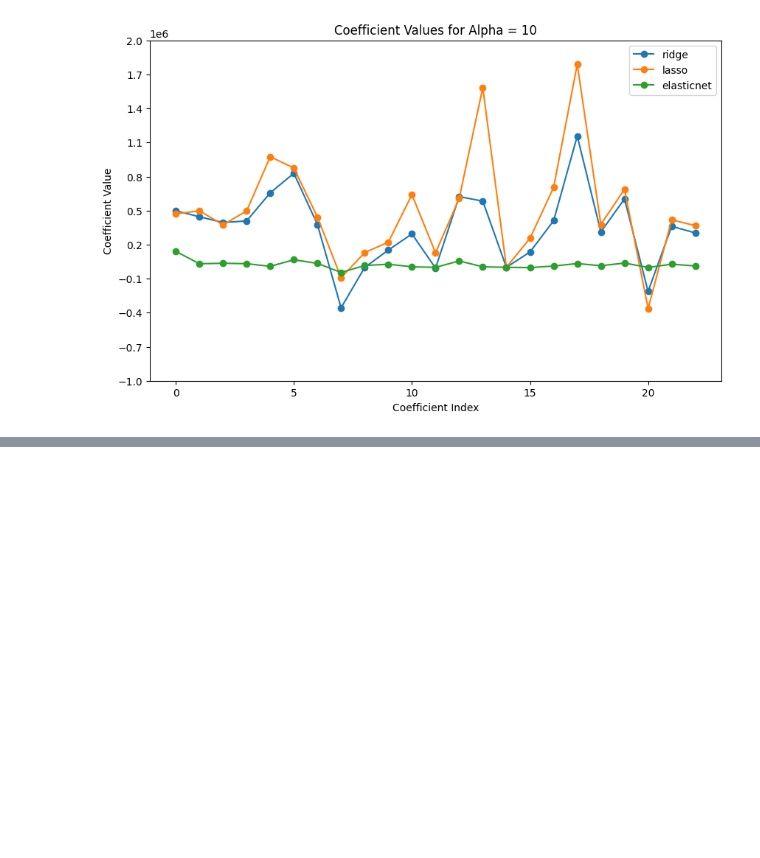
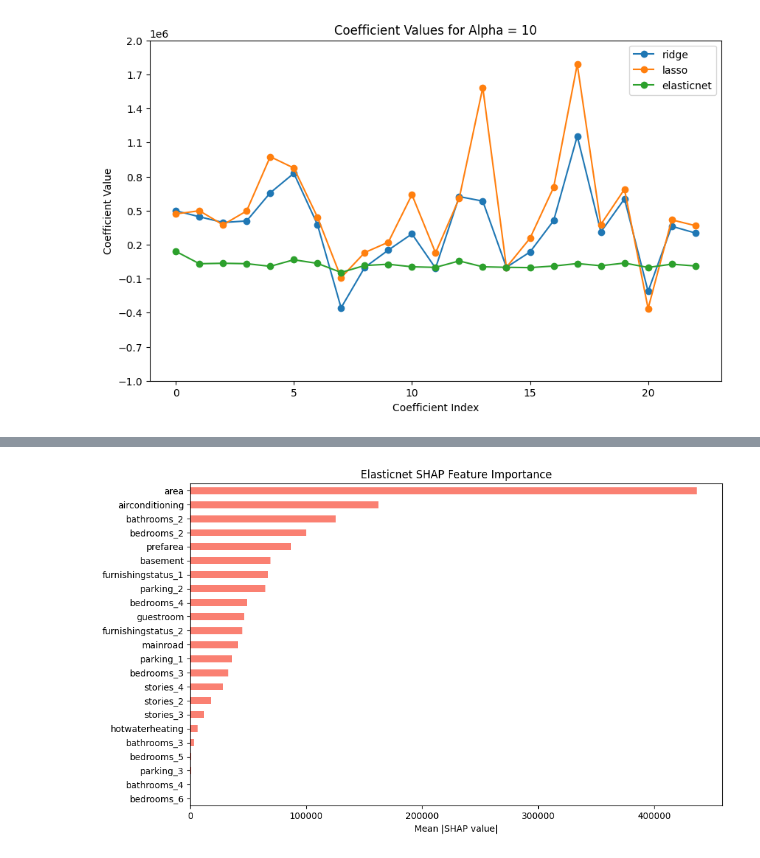
Before and after one commit to Silvano315/Prediction-model-for-a-real-estate-market, a Jupyter notebook: prediction_model.ipynb, the cells around one changed output, grey strips where cells are left out. Drawn from its saved outputs; the diff is of its cells as text; code cells hidden in the pictures; blank space fills up the shorter version.

```diff
--- a/prediction_model.ipynb
+++ b/prediction_model.ipynb
@@ -486,0 +526,8 @@ results_viz.plot_coefficients_vs_alpha(X_train_scaled, y_train, X_test_scaled, y
+# %%
+#Feature importance with Shapley values
+
+model_type = 'elasticnet'
+
+models.plot_shap_feature_importance(res, model_type)
+# %% [output]
+[figure, added]
```
Also changed, not shown: parts of 5 cells of this notebook.
